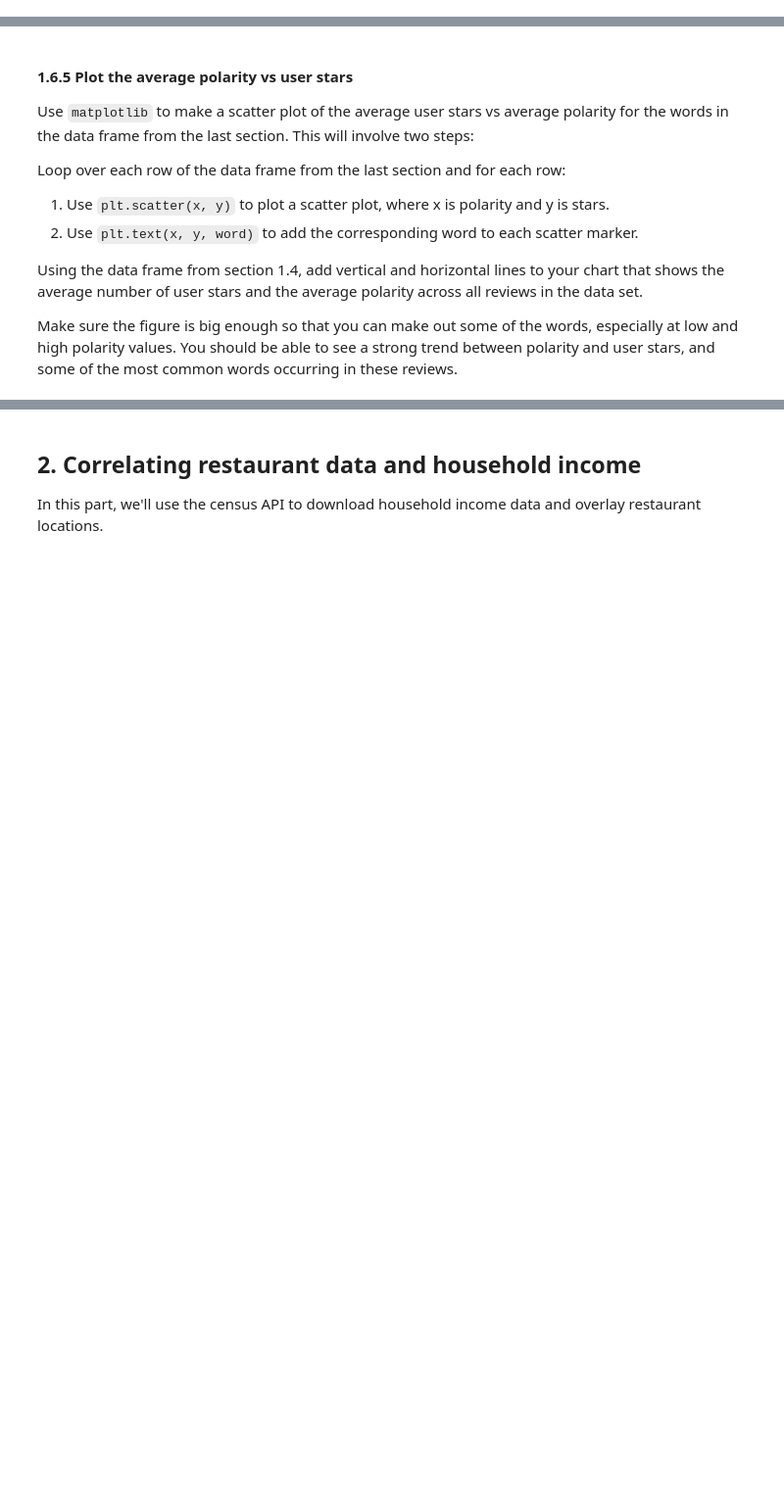
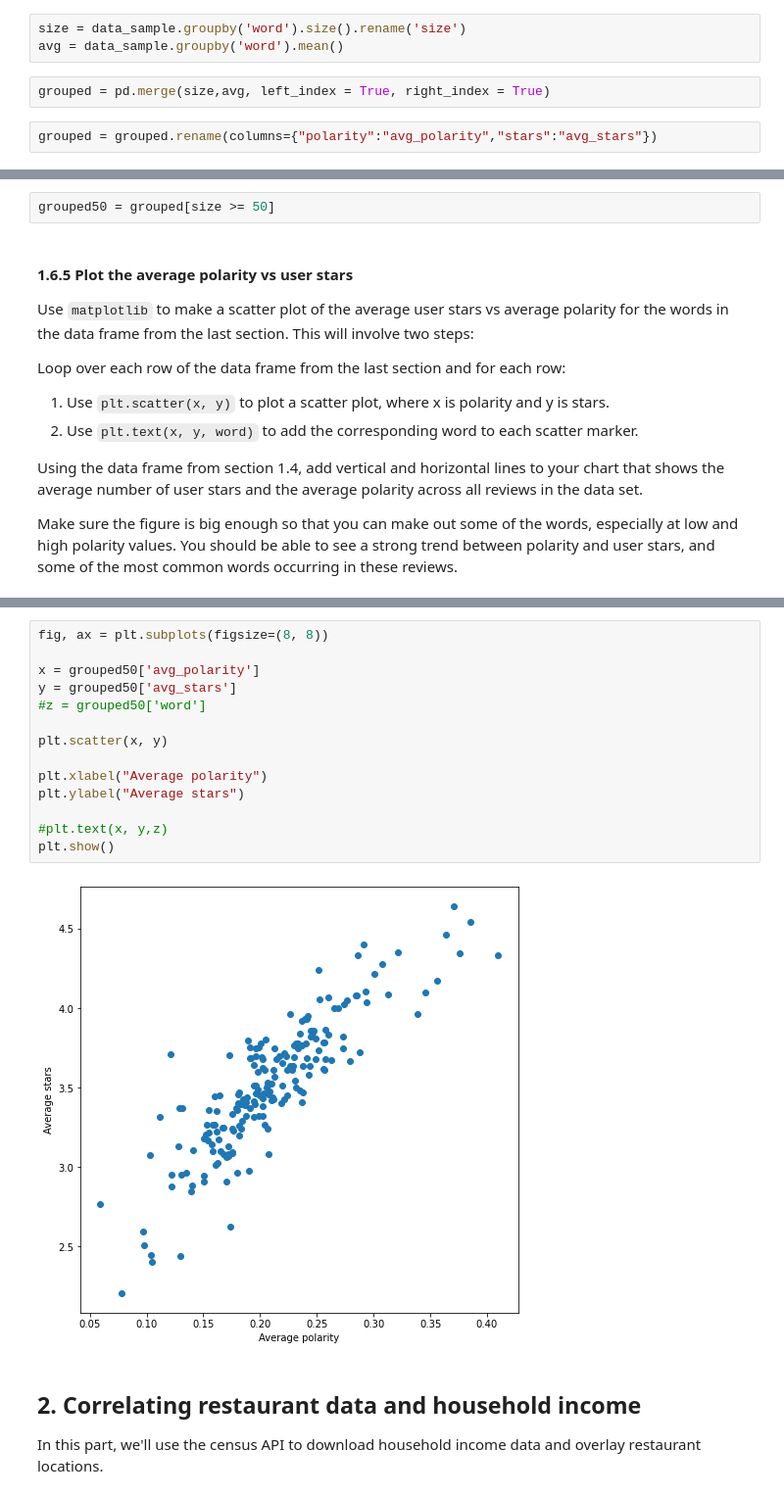
Before and after one commit to yhp92/assignment-4, a Jupyter notebook: assignment-4.ipynb, the cells around one changed output, grey strips where cells are left out. Shown at 98% size. Cells and saved outputs as stored; diff of their text form; blank space fills up the shorter version.

```diff
--- a/assignment-4.ipynb
+++ b/assignment-4.ipynb
@@ -107,3 +264,10 @@ Using the result from 1.6.2, group by the "word" column, and calculate the follo
 Combine these three results into a single DataFrame object.
 
 **Hint:** you can combine the three results using either the `pandas.concat()` or the `pandas.merge()` function.
+# %%
+size = data_sample.groupby('word').size().rename('size')
+avg = data_sample.groupby('word').mean()
+# %%
+grouped = pd.merge(size,avg, left_index = True, right_index = True)
+# %%
+grouped = grouped.rename(columns={"polarity":"avg_polarity","stars":"avg_stars"})
@@ -111,6 +285,8 @@ Combine these three results into a single DataFrame object.
 #### 1.6.4 Select words the occur at least 50 times in reviews
 
 Trim your DataFrame from the last section to only include words that occurred at least 50 times. Remember, when you grouped by the 'word' column, the `size()` function told you how many times each word occurred.
+# %%
+grouped50 = grouped[size >= 50]
 # %% [markdown]
 #### 1.6.5 Plot the average polarity vs user stars
 
@@ -127,3 +314,19 @@ Make sure the figure is big enough so that you can make out some of the words, e
+# %%
+fig, ax = plt.subplots(figsize=(8, 8))
+
+x = grouped50['avg_polarity']
+y = grouped50['avg_stars']
+#z = grouped50['word']
+
+plt.scatter(x, y)
+
+plt.xlabel("Average polarity")
+plt.ylabel("Average stars")
+
+#plt.text(x, y,z)
+plt.show()
+# %% [output]
+[figure, added]
 # %% [markdown]
 ## 2. Correlating restaurant data and household income
 
```
Also changed, not shown: parts of 53 cells of this notebook.
